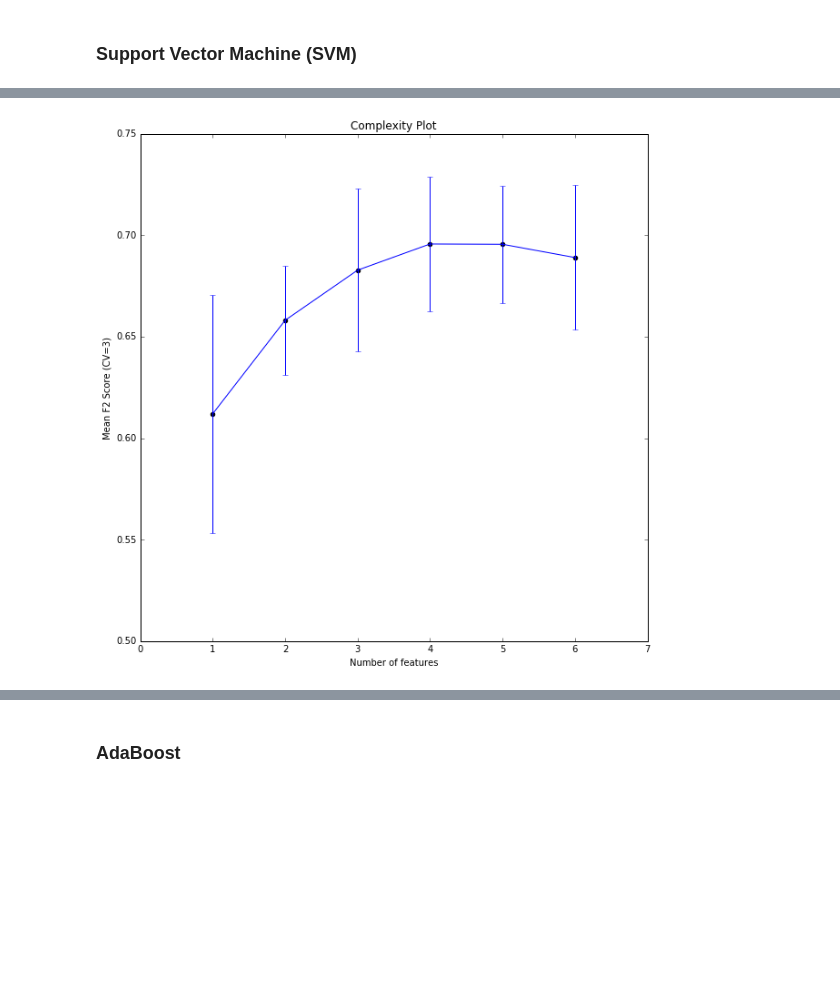
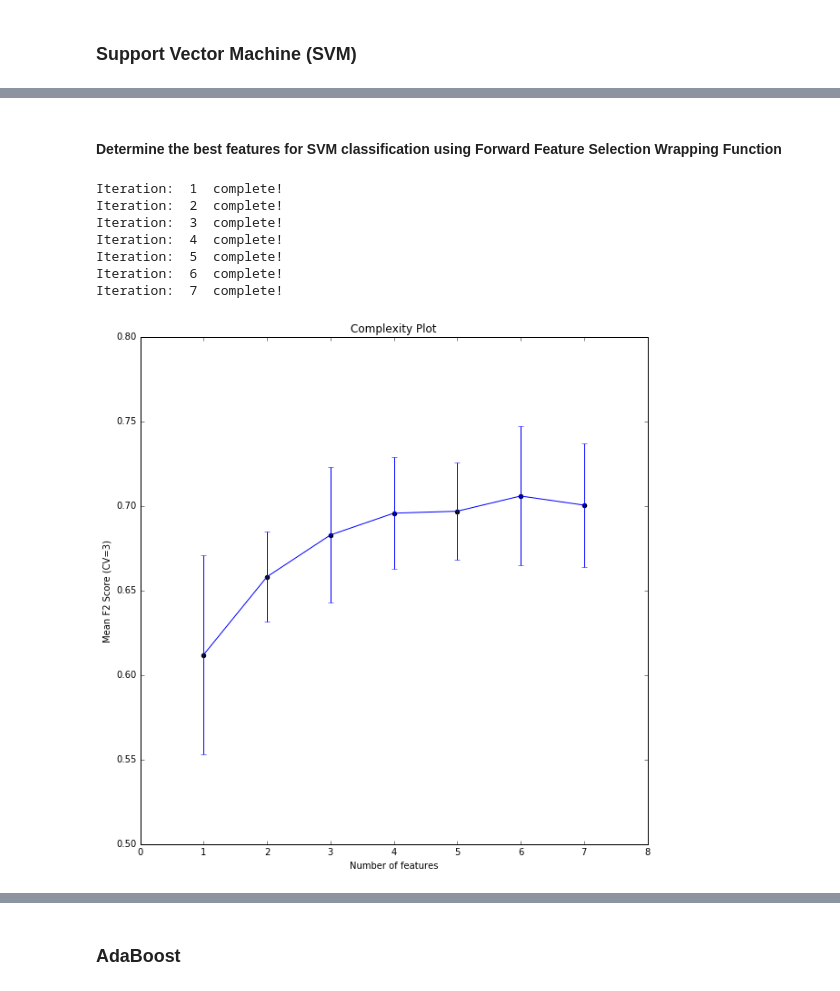
Before and after one commit to CCThompson82/Prostate_metastasis, a Jupyter notebook: PCa_Metastasis.ipynb, the cells around one changed output, grey strips where cells are left out. Saved outputs shown, nothing was run; the diff lists cells and outputs as text; code cells hidden in the pictures; blank space fills up the shorter version.

```diff
--- a/PCa_Metastasis.ipynb
+++ b/PCa_Metastasis.ipynb
@@ -237,7 +217,7 @@ SelectKBest(k=5000, score_func=<function f_classif at 0x...>)
 # %%
 X_k = pd.DataFrame(K_selector.transform(X_scaled), index = X_scaled.index)
 Gene_F_list = pd.DataFrame({'Gene' : X_scaled.columns, 'Score' : K_selector.scores_})
-F_best = Gene_F_list[Gene_F_list['Score'] > 15]['Gene']
+F_best = Gene_F_list[Gene_F_list['Score'] > 10]['Gene'] #Genes in which an F-score less than 10 are filtered out
 #print(F_best)
 X_k = pd.DataFrame(X_scaled.loc[:,F_best], index = X_scaled.index)
 print(X_k.shape, y.shape)
@@ -328,0 +274,2 @@ MCC:  0.584840666462
+# %% [markdown]
+#### Determine the best features for SVM classification using Forward Feature Selection Wrapping Function
@@ -395,4 +344,11 @@ def wrapper(clf, X, y, max_features, show_max, steps_down) :
 # %%
-k_features, DF = wrapper(estimator, X_train, y_train, max_features= 15, show_max= False, steps_down=2)
+k_features, DF = wrapper(estimator, X_train, y_train, max_features= 15, show_max= False, steps_down=1)
 # %% [output]
+Iteration:  1  complete!
+Iteration:  2  complete!
+Iteration:  3  complete!
+Iteration:  4  complete!
+Iteration:  5  complete!
+Iteration:  6  complete!
+Iteration:  7  complete!
-[figure, old version]
+[figure, new version]
```
Also changed, not shown: parts of 47 cells of this notebook, 2 other files.
